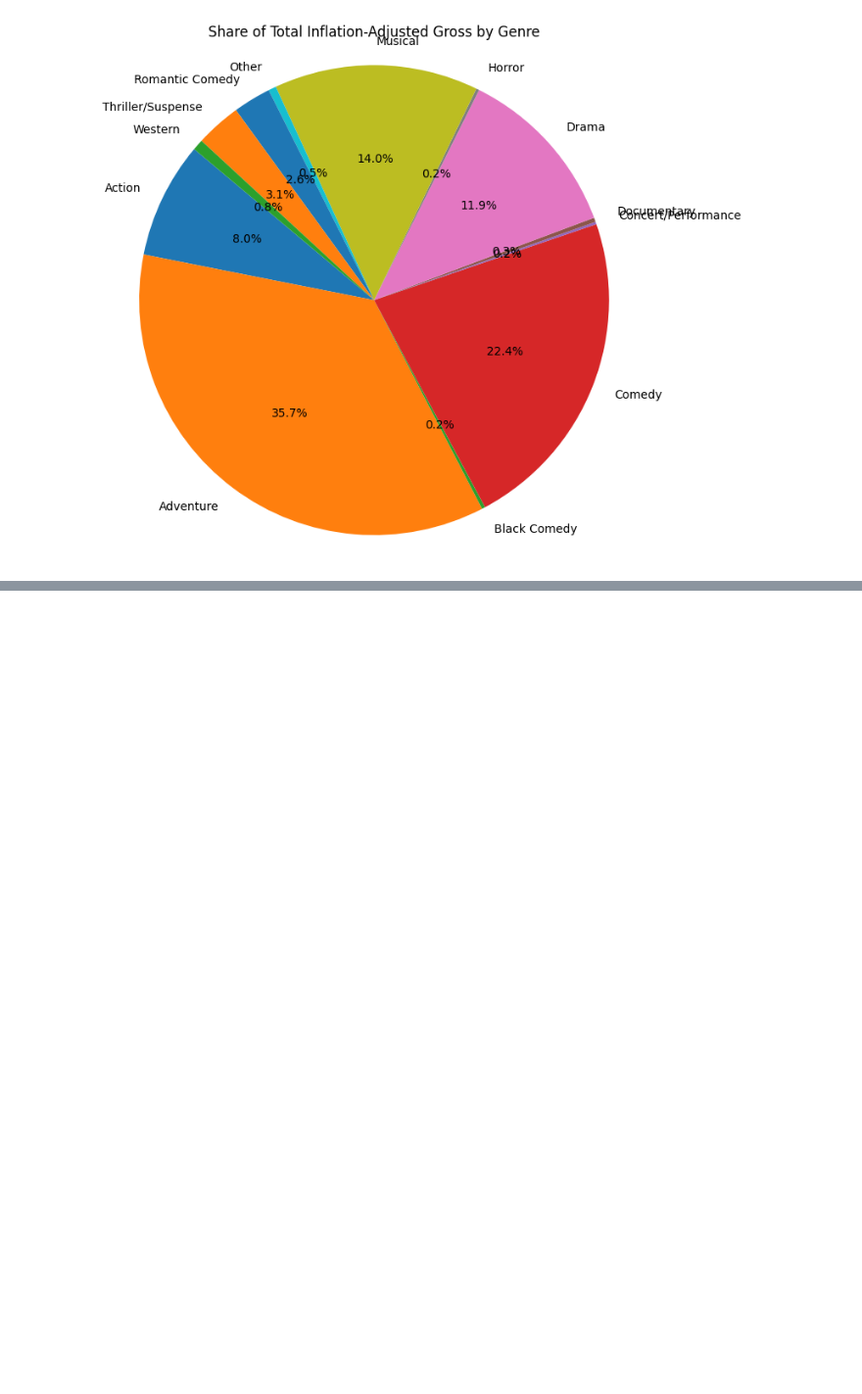
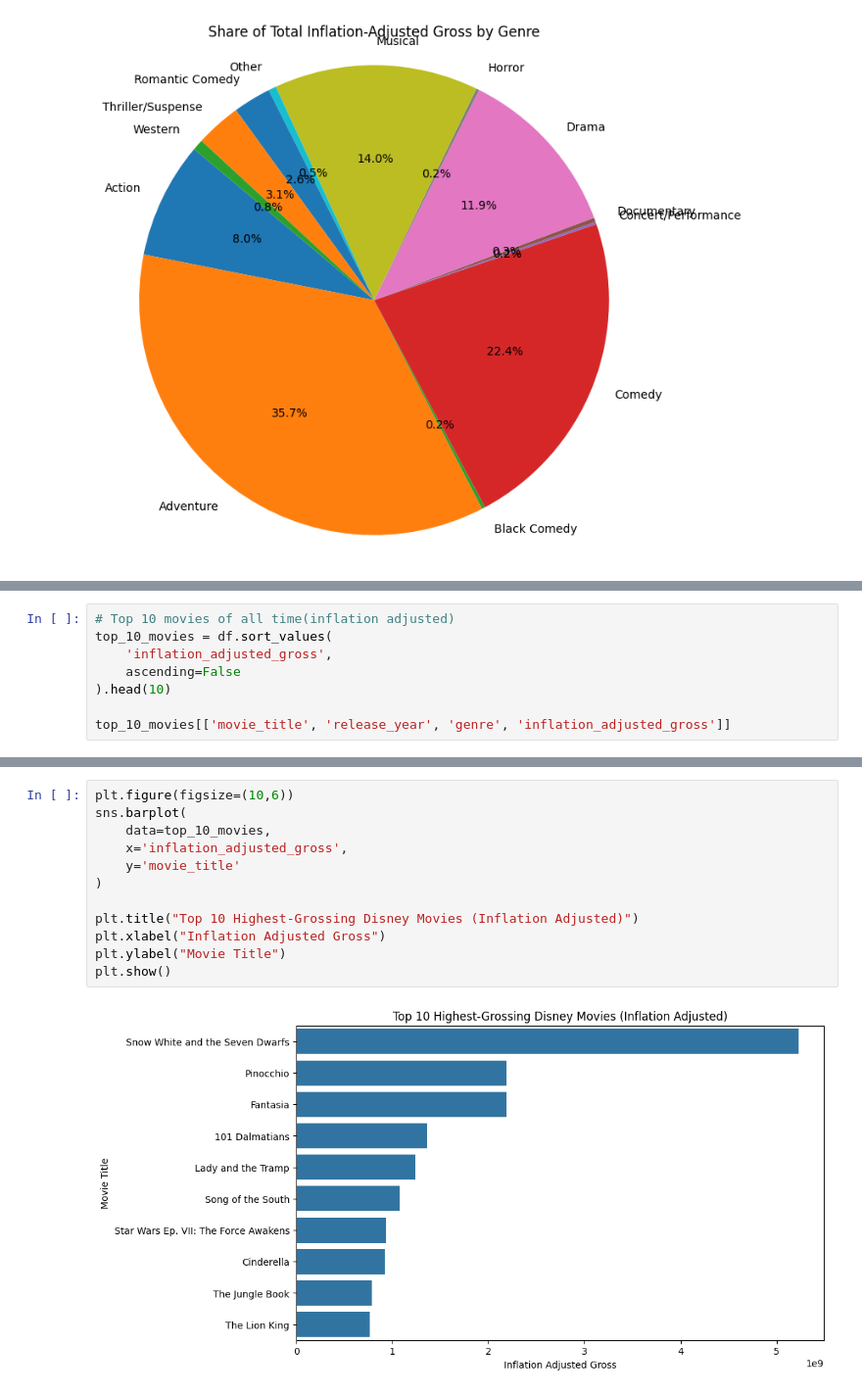
Before and after one commit to devdhruvsingh/Disney-data-analysis, a Jupyter notebook: data_preprocessing_analysis.ipynb, the cells around one changed output, grey strips where cells are left out. Shown at 98% size. Saved outputs shown, nothing was run; the diff lists cells and outputs as text; blank space fills up the shorter version.

```diff
--- a/data_preprocessing_analysis.ipynb
+++ b/data_preprocessing_analysis.ipynb
@@ -247,0 +312,8 @@ plt.show()
+# %%
+# Top 10 movies of all time(inflation adjusted)
+top_10_movies = df.sort_values(
+    'inflation_adjusted_gross',
+    ascending=False
+).head(10)
+
+top_10_movies[['movie_title', 'release_year', 'genre', 'inflation_adjusted_gross']]
@@ -247,0 +332,14 @@ plt.show()
+# %%
+plt.figure(figsize=(10,6))
+sns.barplot(
+    data=top_10_movies,
+    x='inflation_adjusted_gross',
+    y='movie_title'
+)
+
+plt.title("Top 10 Highest-Grossing Disney Movies (Inflation Adjusted)")
+plt.xlabel("Inflation Adjusted Gross")
+plt.ylabel("Movie Title")
+plt.show()
+# %% [output]
+[figure, added]
```
Also changed, not shown: parts of 6 cells of this notebook.
